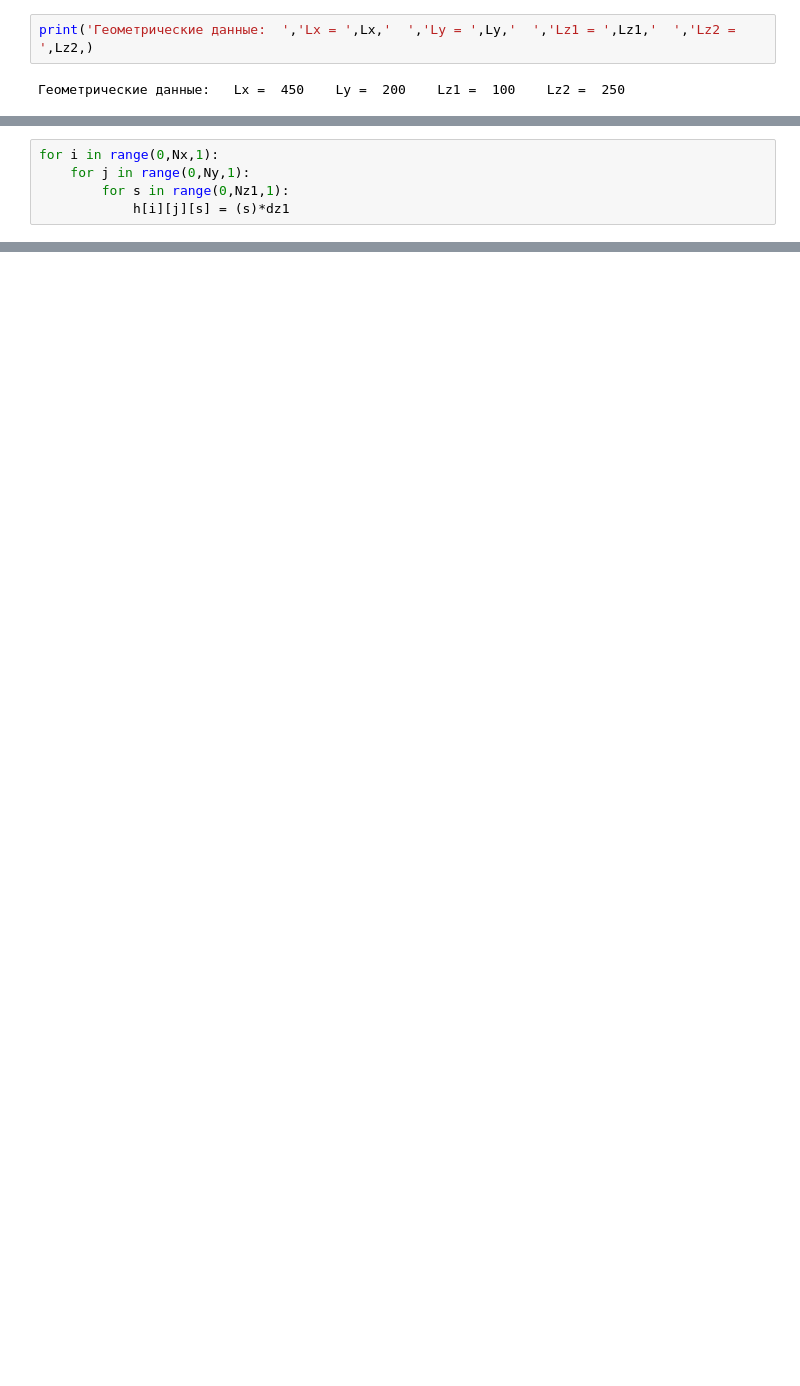
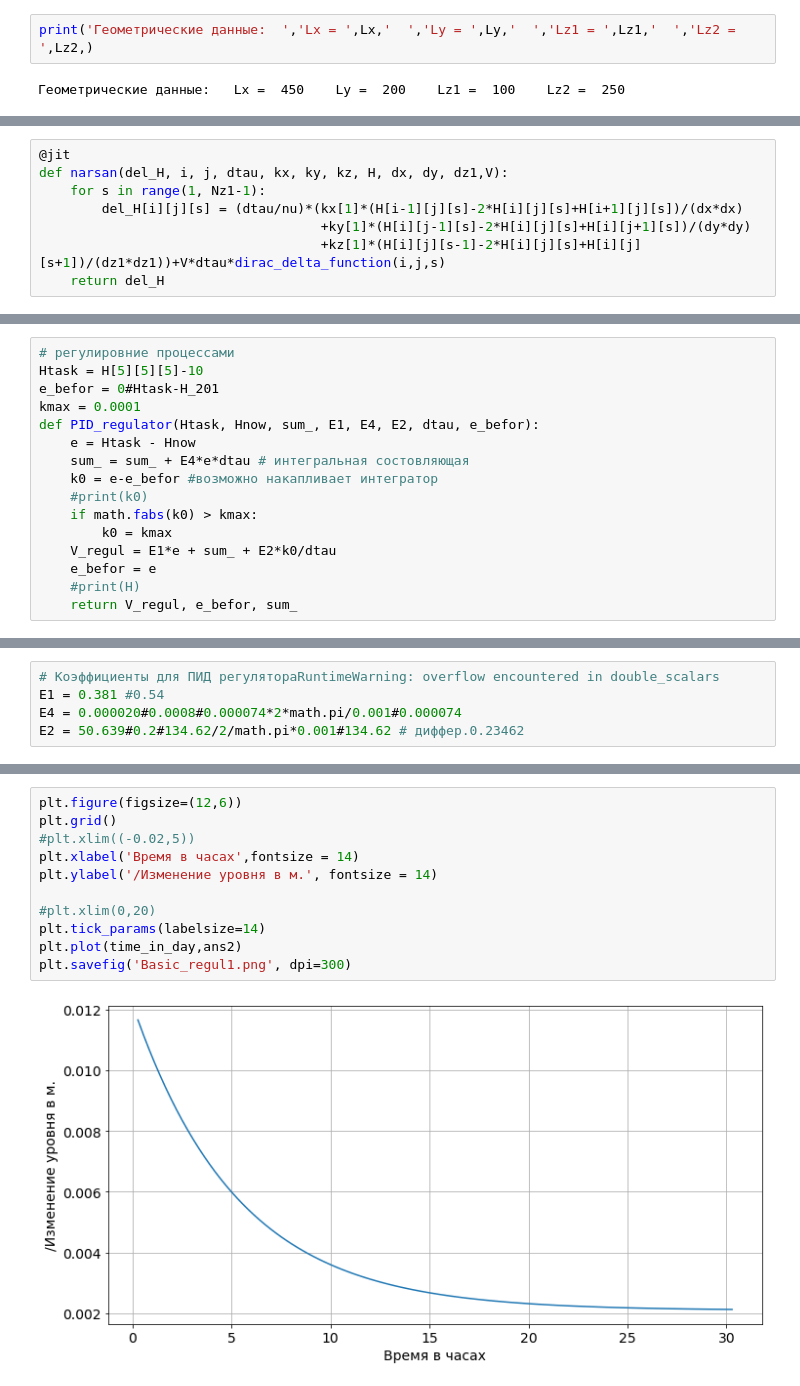
Before and after one commit to IImbryk/deposits_of_mineral_water, a Jupyter notebook: DSC.ipynb, the cells around one changed output, grey strips where cells are left out. Saved outputs shown, nothing was run; the diff lists cells and outputs as text; blank space fills up the shorter version.

```diff
--- a/DSC.ipynb
+++ b/DSC.ipynb
@@ -124,5 +102,0 @@ for s in range(0,Nz2):
-# %%
-for i in range(0,Nx,1):
-    for j in range(0,Ny,1):
-        for s in range(0,Nz1,1):
-            h[i][j][s] = (s)*dz1
@@ -129 +114,9 @@ for i in range(0,Nx,1):
+# %%
+@jit
+def narsan(del_H, i, j, dtau, kx, ky, kz, H, dx, dy, dz1,V):
+    for s in range(1, Nz1-1):
+        del_H[i][j][s] = (dtau/nu)*(kx[1]*(H[i-1][j][s]-2*H[i][j][s]+H[i+1][j][s])/(dx*dx)
+                                    +ky[1]*(H[i][j-1][s]-2*H[i][j][s]+H[i][j+1][s])/(dy*dy)
+                                    +kz[1]*(H[i][j][s-1]-2*H[i][j][s]+H[i][j][s+1])/(dz1*dz1))+V*dtau*dirac_delta_function(i,j,s)
+    return del_H
 # %%
@@ -190,0 +130,16 @@ plt.plot(time_in_day,ans2)
+# %%
+# регулировние процессами
+Htask = H[5][5][5]-10
+e_befor = 0#Htask-H_201
+kmax = 0.0001
+def PID_regulator(Htask, Hnow, sum_, E1, E4, E2, dtau, e_befor):
+    e = Htask - Hnow
+    sum_ = sum_ + E4*e*dtau # интегральная состовляющая
+    k0 = e-e_befor #возможно накапливает интегратор
+    #print(k0)
+    if math.fabs(k0) > kmax:
+        k0 = kmax
+    V_regul = E1*e + sum_ + E2*k0/dtau
+    e_befor = e
+    #print(H)
+    return V_regul, e_befor, sum_
@@ -190,0 +150,5 @@ plt.plot(time_in_day,ans2)
+# %%
+# Коэффициенты для ПИД регулятораRuntimeWarning: overflow encountered in double_scalars
+E1 = 0.381 #0.54
+E4 = 0.000020#0.0008#0.000074*2*math.pi/0.001#0.000074
+E2 = 50.639#0.2#134.62/2/math.pi*0.001#134.62 # диффер.0.23462
@@ -190,0 +229,13 @@ plt.plot(time_in_day,ans2)
+# %%
+plt.figure(figsize=(12,6))
+plt.grid()
+#plt.xlim((-0.02,5))
+plt.xlabel('Время в часах',fontsize = 14)
+plt.ylabel('/Изменение уровня в м.', fontsize = 14)
+
+#plt.xlim(0,20)
+plt.tick_params(labelsize=14)
+plt.plot(time_in_day,ans2)
+plt.savefig('Basic_regul1.png', dpi=300)
+# %% [output]
+[figure, added]
```
Also changed, not shown: parts of 28 cells of this notebook, 13 other files.
